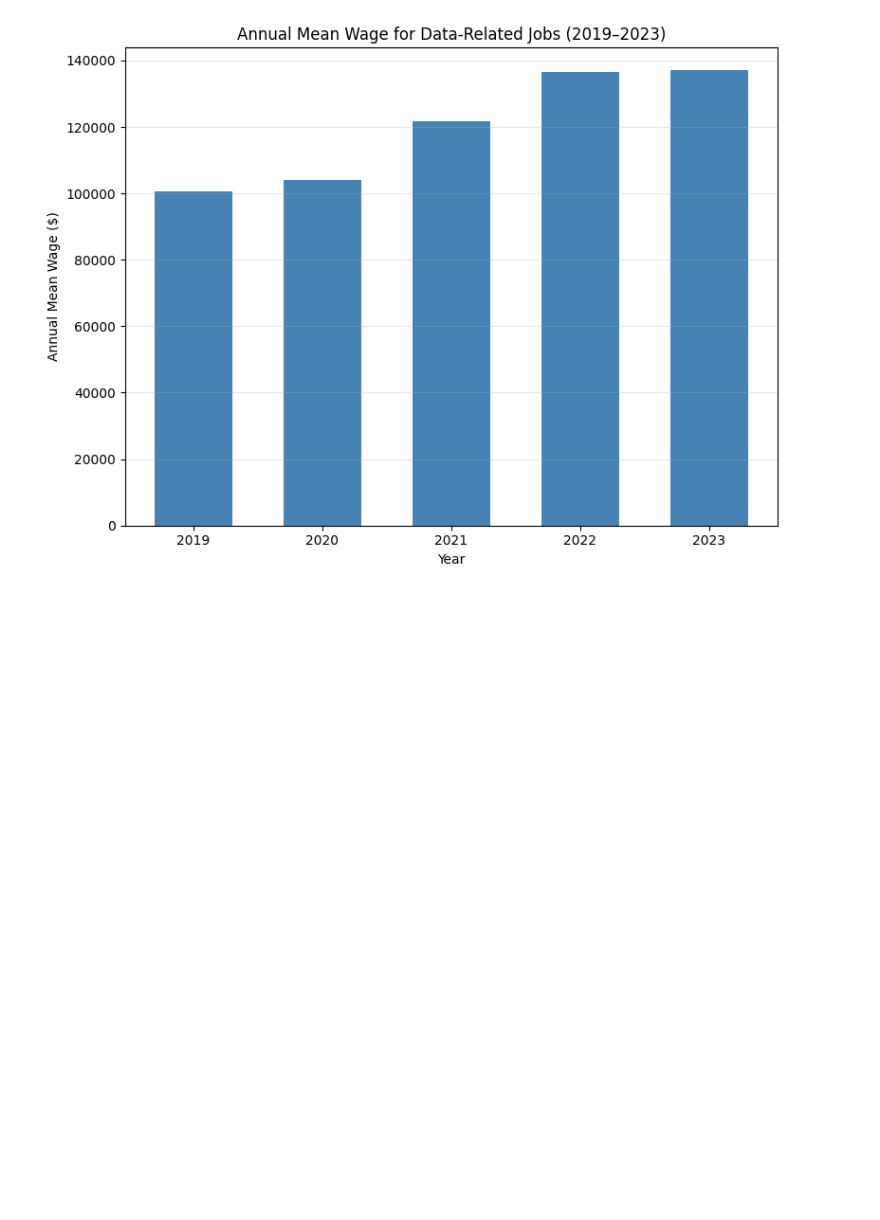
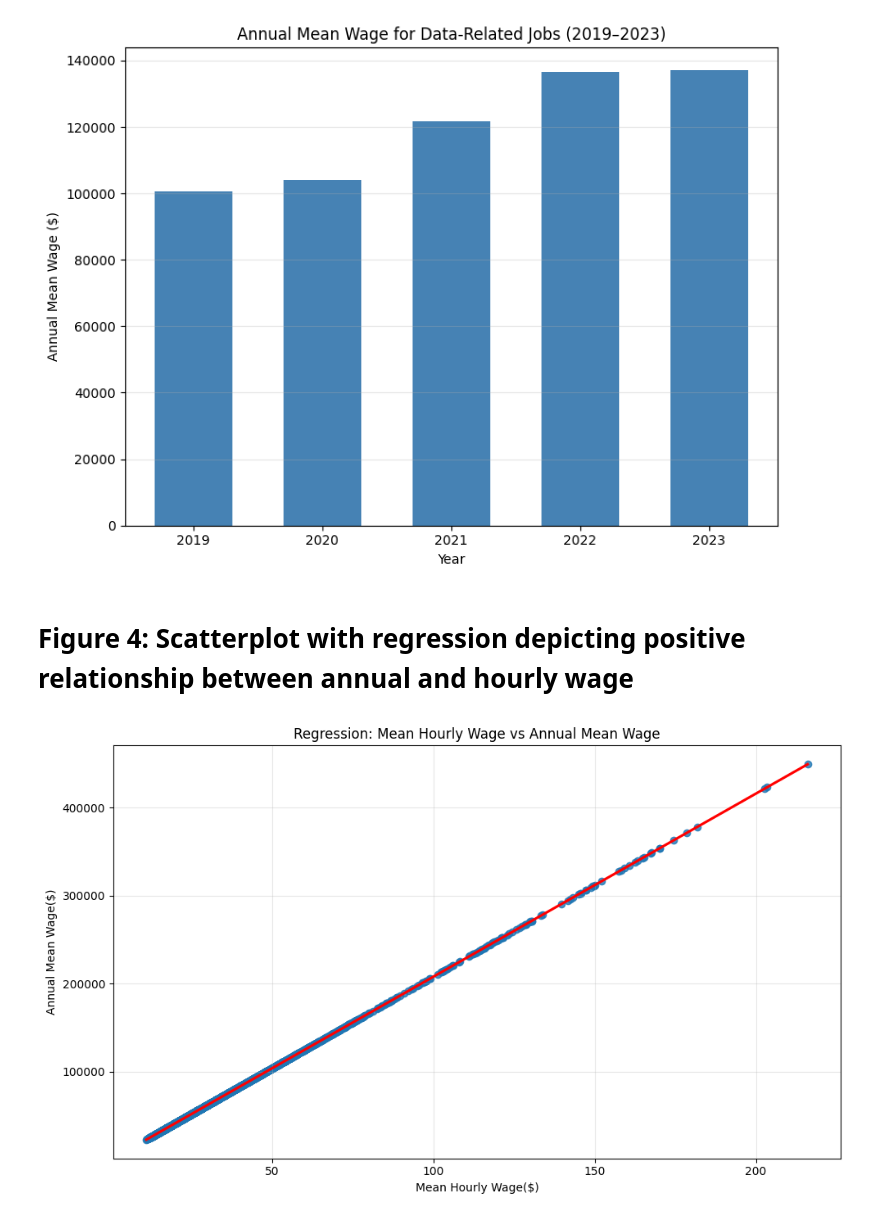
Before and after one commit to MaxBoving/ISTA_350_Final_Project, a Jupyter notebook: scrape_and_plot.ipynb, the cells around one changed output. Saved outputs shown, nothing was run; the diff lists cells and outputs as text; code cells hidden in the pictures; blank space fills up the shorter version.

Commit message:
added scatter with regression

```diff
--- a/scrape_and_plot.ipynb
+++ b/scrape_and_plot.ipynb
@@ -11,7 +11,7 @@ from bs4 import BeautifulSoup
 import matplotlib.pyplot as plt
 import seaborn as sns
 # %%
-HEADERS = {"User-Agent": "UA-Student-Scraper/1.0 (contact: you@example.com)"}
+HEADERS = {"User-Agent": "UA-Student-Scraper/1.0"}
 
 soc_code_pattern = re.compile(r"^\d{2}-\d{4}$")
 
@@ -305,3 +289,32 @@ plt.tight_layout()
 plt.show()
 # %% [output]
 [figure]
+# %% [markdown]
+# Figure 4: Scatterplot with regression depicting positive relationship between annual and hourly wage
+# %%
+cols = ["median_hourly_wage", "mean_hourly_wage", "annual_mean_wage"]
+
+for c in cols:
+    df_all[c] = pd.to_numeric(df_all[c], errors="coerce")
+
+df_all["employment"] = pd.to_numeric(df_all["employment"], errors="coerce")
+df_all["year"] = pd.to_numeric(df_all["year"], errors="coerce")
+
+plt.figure(figsize=(10,6))
+
+sns.regplot(
+    data=df_all,
+    x="mean_hourly_wage",
+    y="annual_mean_wage",
+    line_kws={'color': 'red'}
+)
+
+plt.xlabel("Mean Hourly Wage($)")
+plt.ylabel("Annual Mean Wage($)")
+plt.title("Regression: Mean Hourly Wage vs Annual Mean Wage")
+
+plt.grid(alpha=0.3)
+plt.tight_layout()
+plt.show()
+# %% [output]
+[figure, added]
```
Also changed, not shown: parts of 7 cells of this notebook.
